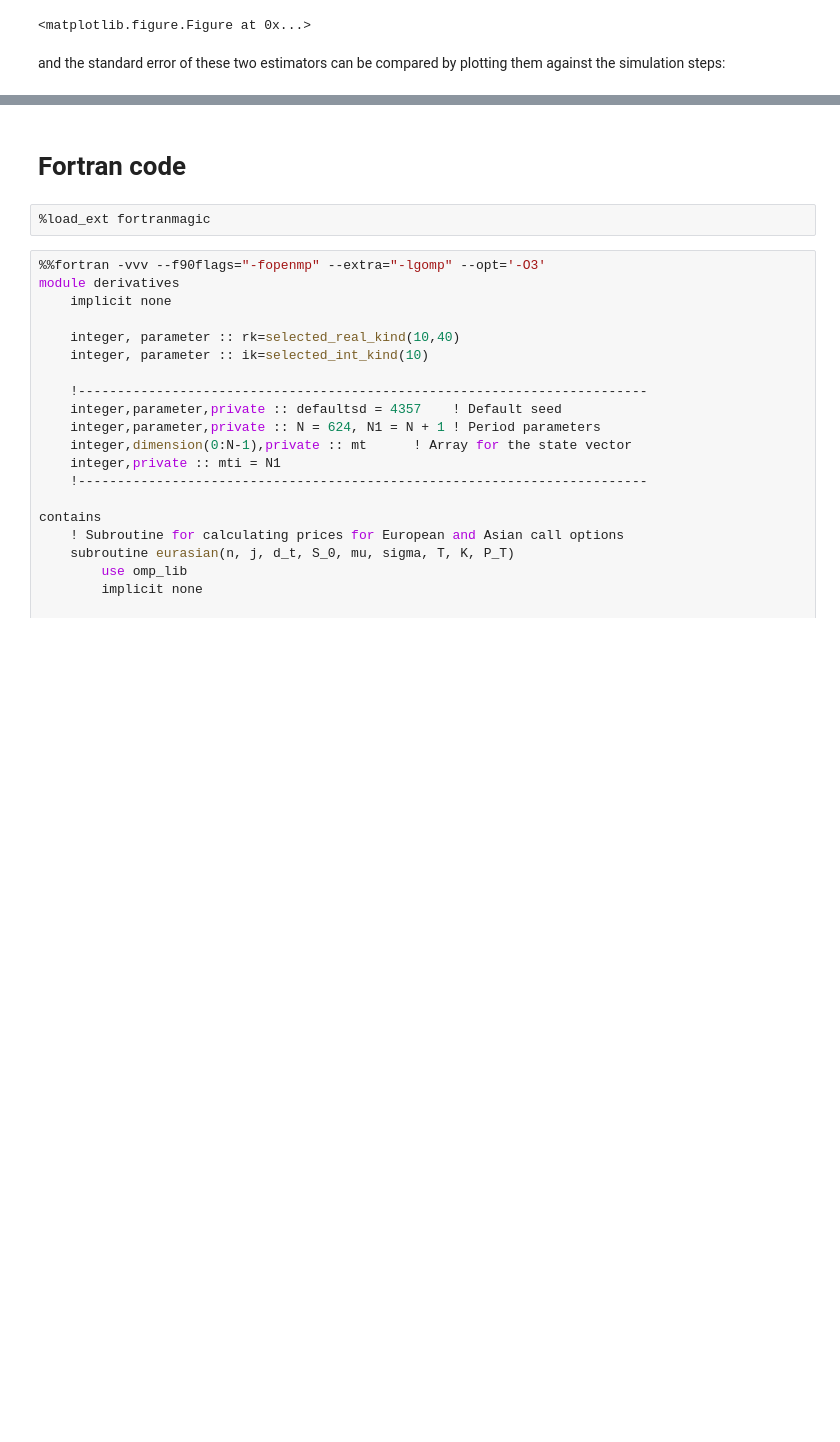
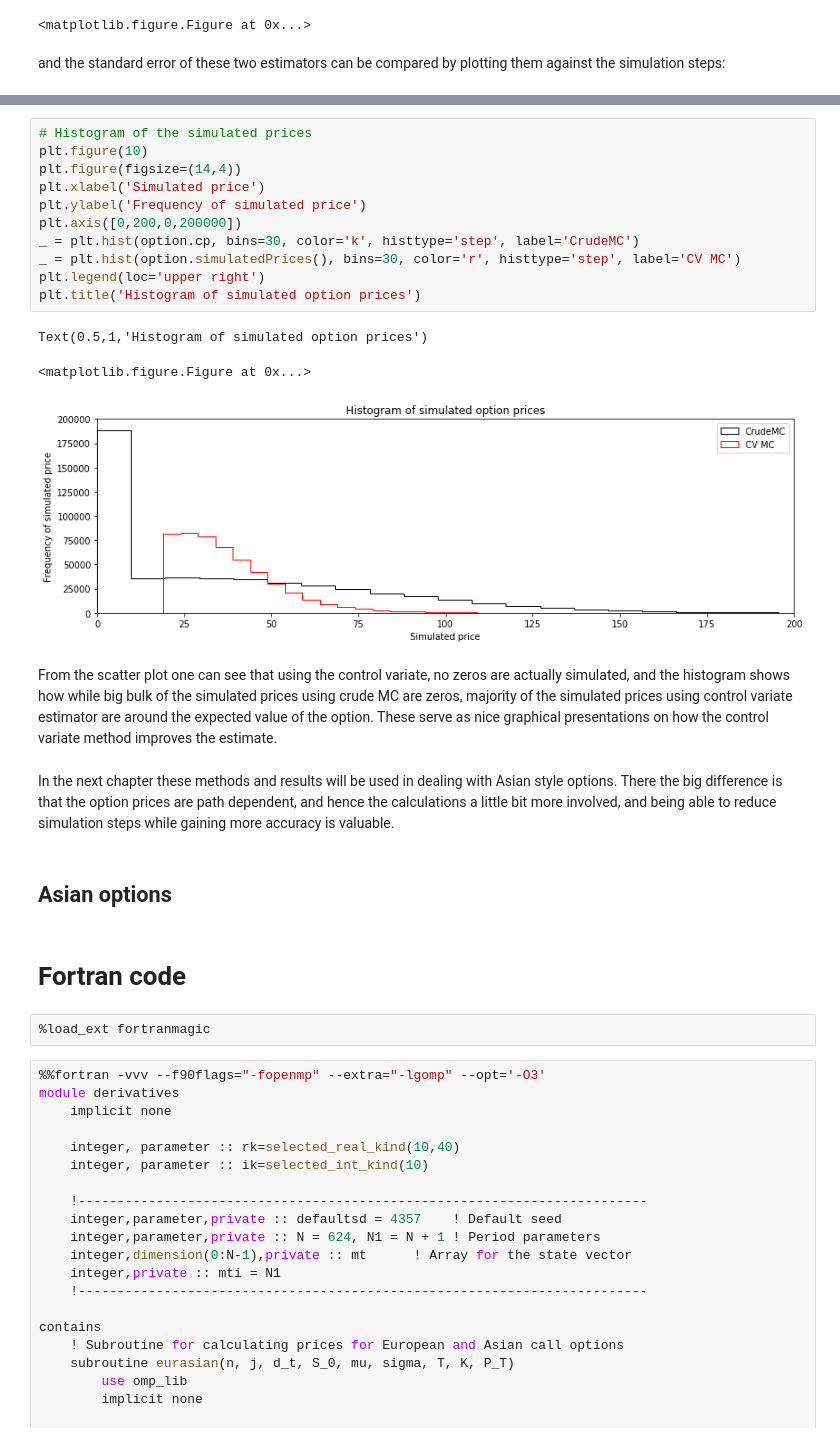
Before and after one commit to jacobeskin/Monte-Carlo-Simulations-in-Finance, a Jupyter notebook: A study of MC in option pricing/Options.ipynb, the cells around one changed output, grey strips where cells are left out. Saved outputs shown, nothing was run; the diff lists cells and outputs as text; blank space fills up the shorter version.

```diff
--- a/A study of MC in option pricing/Options.ipynb
+++ b/A study of MC in option pricing/Options.ipynb
@@ -824,3 +809,24 @@ class importanceEuropean:
+# %%
+# Histogram of the simulated prices
+plt.figure(10)
+plt.figure(figsize=(14,4))
+plt.xlabel('Simulated price')
+plt.ylabel('Frequency of simulated price')
+plt.axis([0,200,0,200000])
+_ = plt.hist(option.cp, bins=30, color='k', histtype='step', label='CrudeMC')
+_ = plt.hist(option.simulatedPrices(), bins=30, color='r', histtype='step', label='CV MC')
+plt.legend(loc='upper right')
+plt.title('Histogram of simulated option prices')
+# %% [output]
+Text(0.5,1,'Histogram of simulated option prices')
+<matplotlib.figure.Figure at 0x...>
+[figure, added]
+# %% [markdown]
+From the scatter plot one can see that using the control variate, no zeros are actually simulated, and the histogram shows how while big bulk of the simulated prices using crude MC are zeros, majority of the simulated prices using control variate estimator are around the expected value of the option. These serve as nice graphical presentations on how the control variate method improves the estimate.
+# %% [markdown]
+In the next chapter these methods and results will be used in dealing with Asian style options. There the big difference is that the option prices are path dependent, and hence the calculations a little bit more involved, and being able to reduce simulation steps while gaining more accuracy is valuable.
+# %% [markdown]
+## Asian options
 # %% [markdown]
 # Fortran code
 # %%
```
Also changed, not shown: parts of 19 cells of this notebook.
